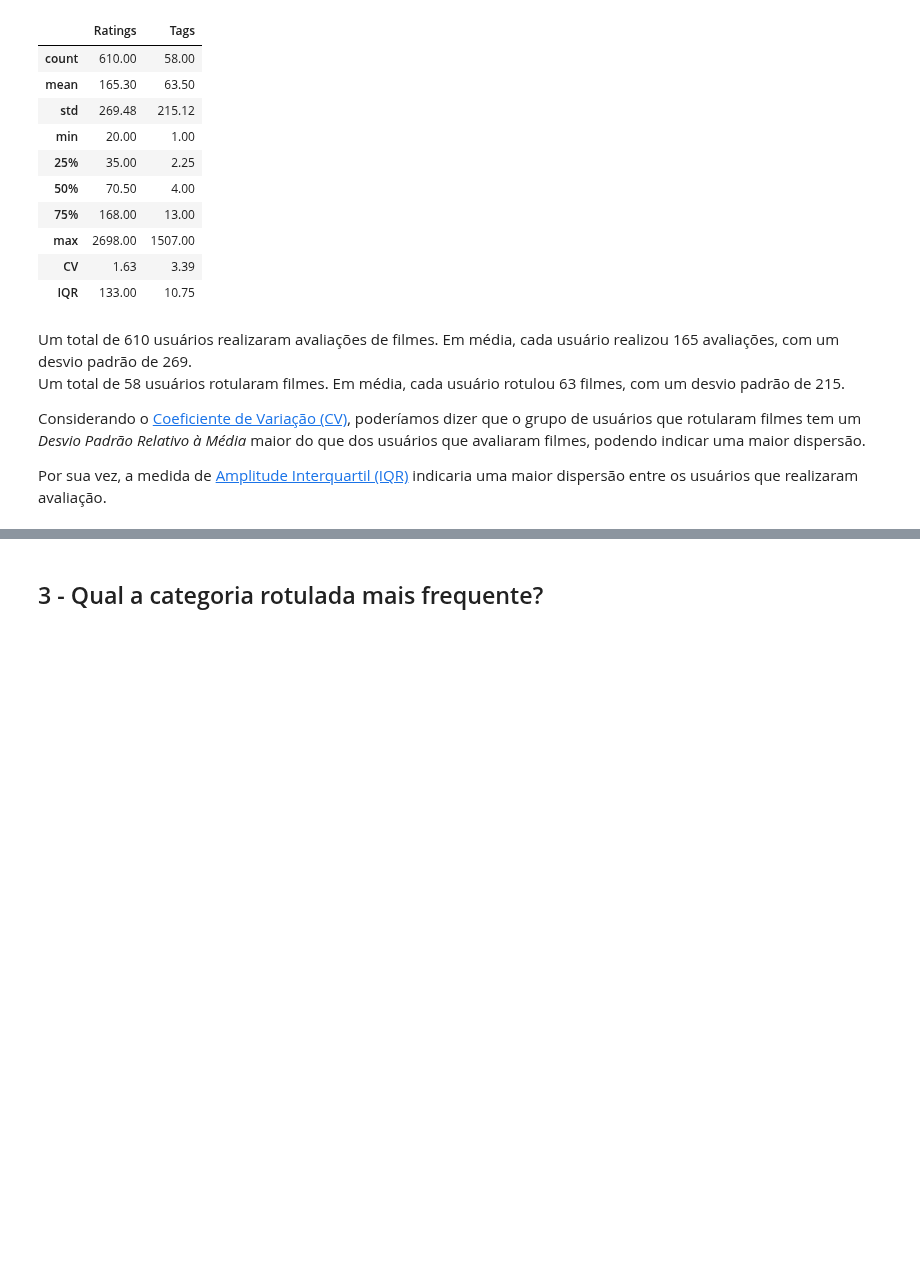
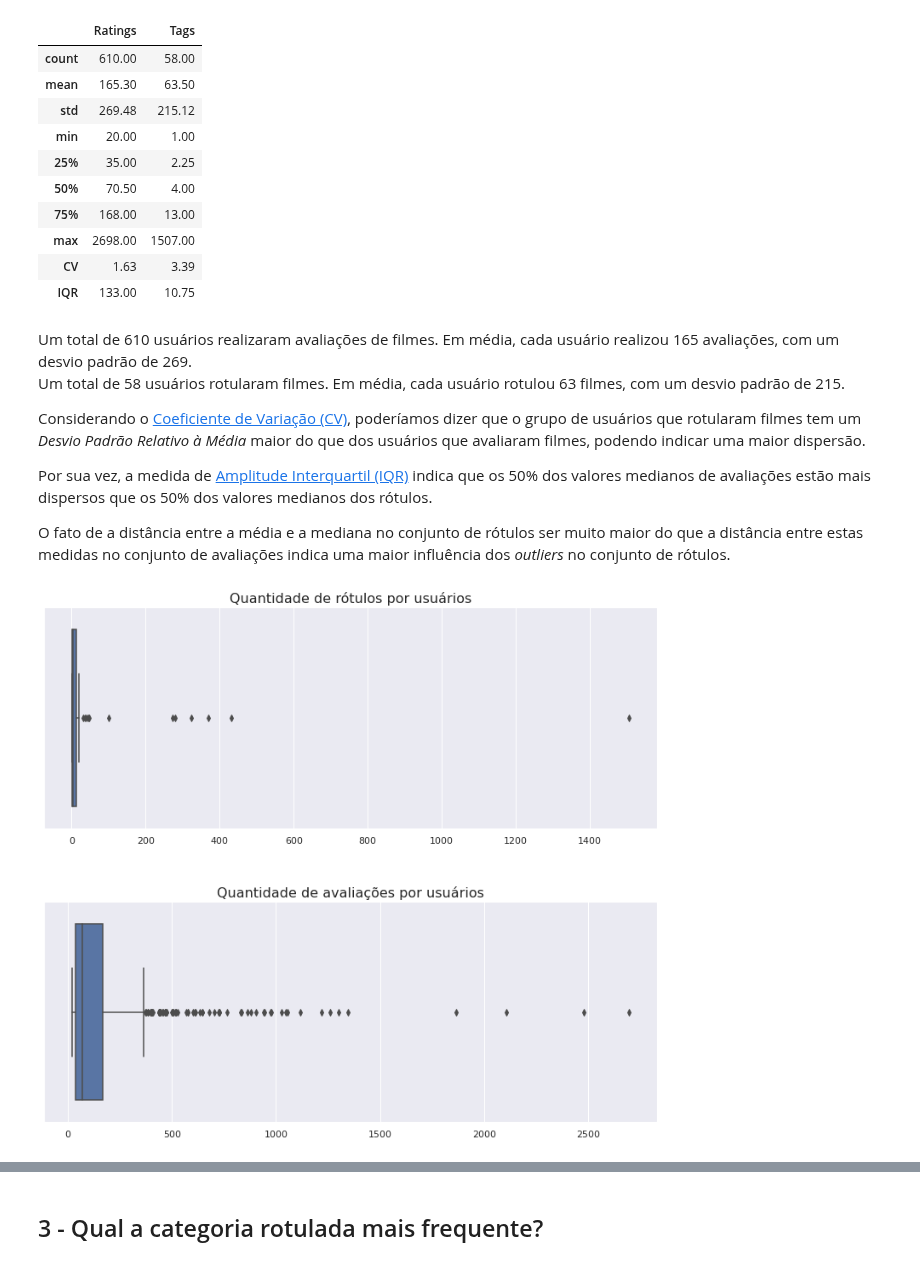
Before and after one commit to dieguim-ifsp-posCD/D1AED, a Jupyter notebook: avaliacoes/20210513-avaliacao01/AED-movie-lens-small.ipynb, the cells around one changed output, grey strips where cells are left out. Cells and saved outputs as stored; diff of their text form; code cells hidden in the pictures; blank space fills up the shorter version.

```diff
--- a/avaliacoes/20210513-avaliacao01/AED-movie-lens-small.ipynb
+++ b/avaliacoes/20210513-avaliacao01/AED-movie-lens-small.ipynb
@@ -950,4 +899,24 @@ Um total de 58 usuários rotularam filmes. Em média, cada usuário rotulou 63 f
 
 Considerando o [Coeficiente de Variação (CV)](https://pt.wikipedia.org/wiki/Coeficiente_de_varia%C3%A7%C3%A3o), poderíamos dizer que o grupo de usuários que rotularam filmes tem um *Desvio Padrão Relativo à Média* maior do que dos usuários que avaliaram filmes, podendo indicar uma maior dispersão.
 
-Por sua vez, a medida de [Amplitude Interquartil (IQR)](https://en.wikipedia.org/wiki/Interquartile_range) indicaria uma maior dispersão entre os usuários que realizaram avaliação.
+Por sua vez, a medida de [Amplitude Interquartil (IQR)](https://en.wikipedia.org/wiki/Interquartile_range) indica que os 50% dos valores medianos de avaliações estão mais dispersos que os 50% dos valores medianos dos rótulos.
+
+O fato de a distância entre a média e a mediana no conjunto de rótulos ser muito maior do que a distância entre estas medidas no conjunto de avaliações indica uma maior influência dos *outliers* no conjunto de rótulos.
+# %%
+fig = plt.figure(figsize=(10,8))
+
+# Boxplot Tags
+eixo = fig.add_axes([0, 0.6, 1, 0.45])
+eixo = sns.boxplot(x=userId_quantidade_de_tags.Tags)
+eixo.set(xlabel = '')
+eixo.set_title('Quantidade de rótulos por usuários',fontsize = 16)
+
+# Boxplot Ratings
+eixo2 = fig.add_axes([0, 0, 1, 0.45])
+eixo2 = sns.boxplot(x=userId_quantidade_de_ratings.Ratings)
+eixo2.set(xlabel = '')
+eixo2.set_title('Quantidade de avaliações por usuários',fontsize = 16)
+
+plt.show()
+# %% [output]
+[figure, added]
```
Also changed, not shown: parts of 8 cells of this notebook.
